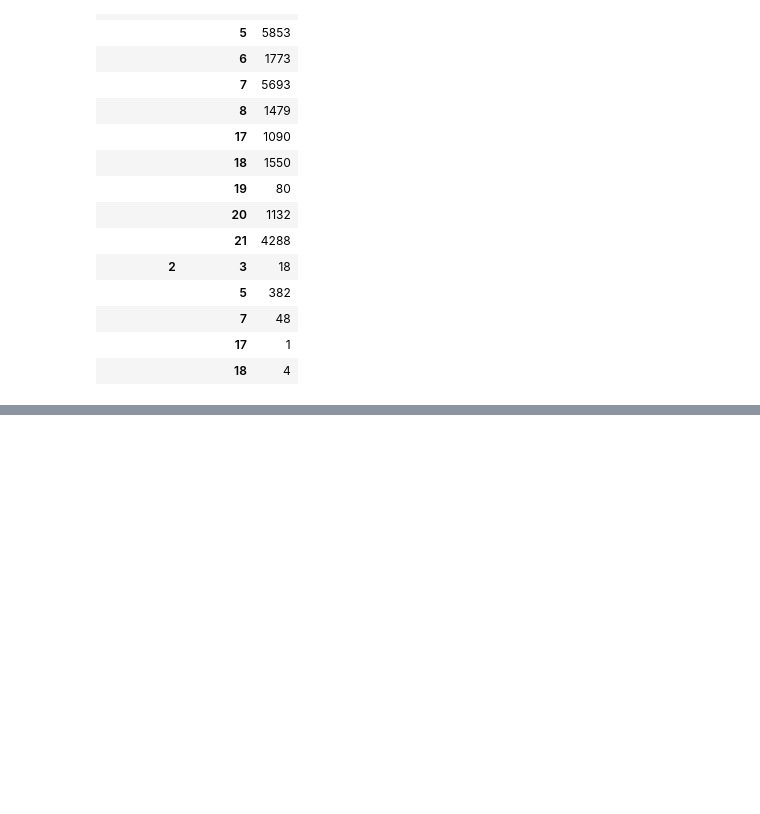
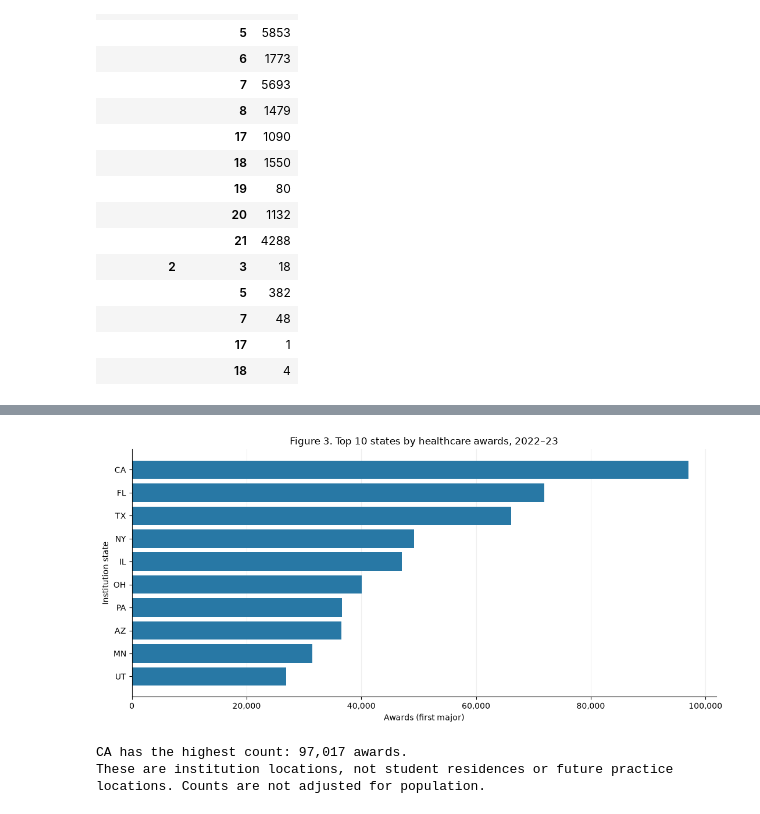
Before and after one commit to brandirobinson0581-cpu/ai-programming-foundations-project, a Jupyter notebook: data_workflow.ipynb, the cells around one changed output, grey strips where cells are left out. Drawn from its saved outputs; the diff is of its cells as text; code cells hidden in the pictures; blank space fills up the shorter version.

```diff
--- a/data_workflow.ipynb
+++ b/data_workflow.ipynb
@@ -103,0 +246,10 @@ Interpretation will be written after cleaning and analysis. These data measure a
+# %%
+plot_awards(state_summary, 'Figure 3. Top 10 states by healthcare awards, 2022–23', 'Institution state', 10)
+# %% [output]
+[figure, added]
+# %%
+print(f"{state_summary.index[0]} has the highest count: {state_summary.iloc[0].awards:,.0f} awards.")
+print('These are institution locations, not student residences or future practice locations. Counts are not adjusted for population.')
+# %% [output]
+CA has the highest count: 97,017 awards.
+These are institution locations, not student residences or future practice locations. Counts are not adjusted for population.
```
Also changed, not shown: parts of 15 cells of this notebook, 1 other file.
